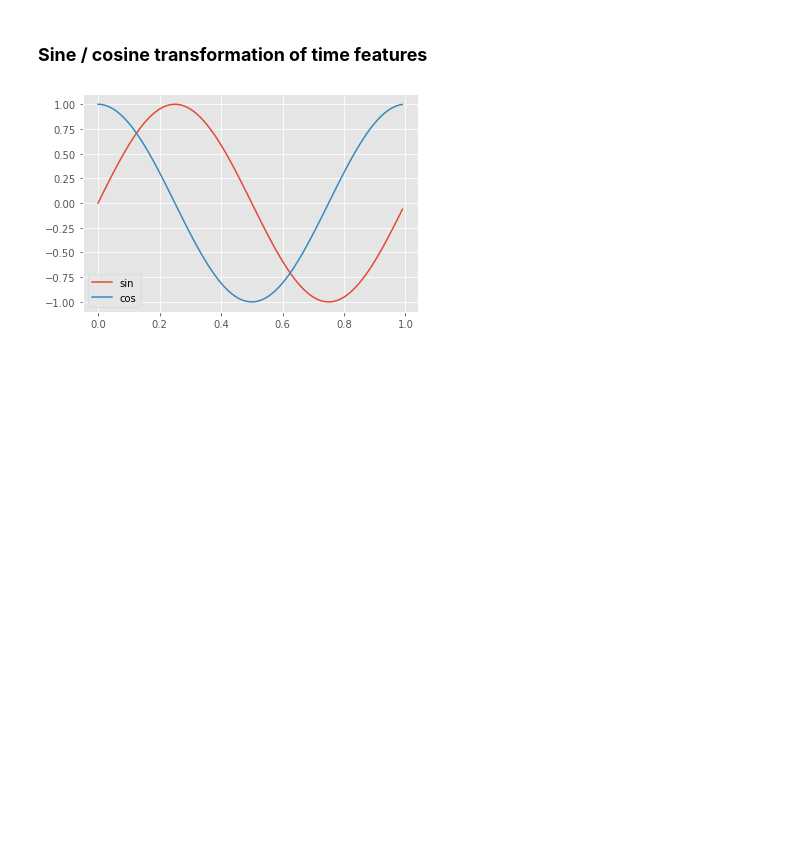
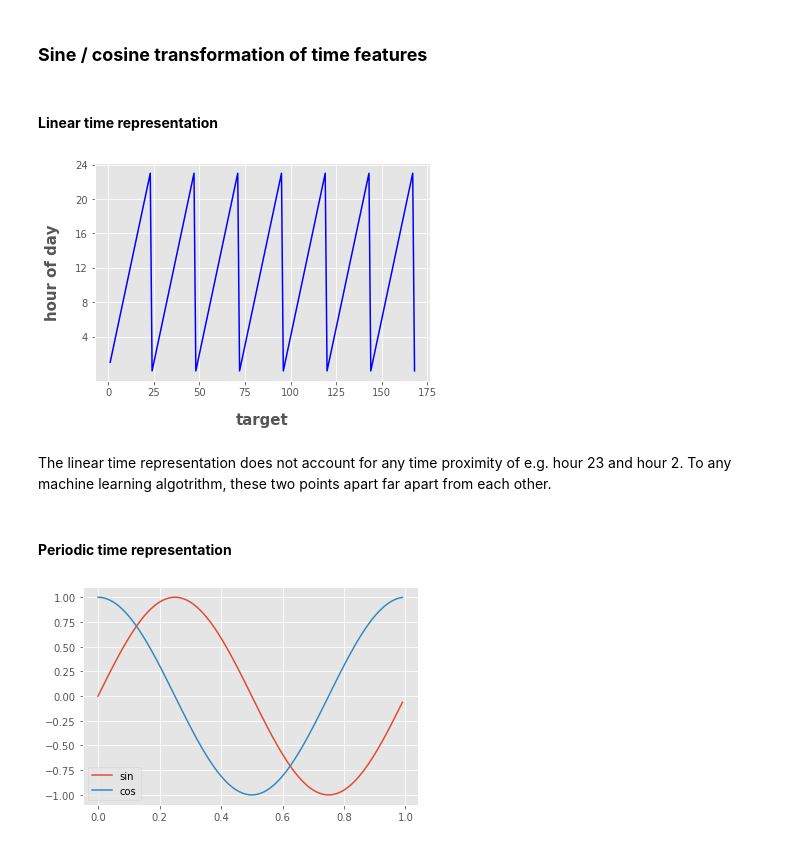
Before and after one commit to bkubsch/time_series, a Jupyter notebook: notebooks/lecture_3.ipynb, the cells around one changed output. Drawn from its saved outputs; the diff is of its cells as text; code cells hidden in the pictures; blank space fills up the shorter version.

```diff
--- a/notebooks/lecture_3.ipynb
+++ b/notebooks/lecture_3.ipynb
@@ -12,6 +13,27 @@ from pylab import rcParams
 
 import warnings
 warnings.simplefilter('ignore')
+# %% [markdown]
+#### __Linear time representation__
+# %%
+rcParams['figure.figsize'] = 6,4
+plt.style.use('ggplot')
+
+x = range(1, 169)
+y = pd.date_range(start=dt.datetime(2018,6,1,1,0,0), end=dt.datetime(2018,6,8,0,0,0), freq='H')
+
+fig = sns.lineplot(x=x, y=index.hour, color='blue')
+
+plt.xlabel('target', labelpad=15, fontsize=15, fontweight='bold')
+plt.ylabel('hour of day', labelpad=15, fontsize=15, fontweight='bold')
+
+plt.yticks(ticks=[4, 8, 12, 16, 20, 24]);
+# %% [output]
+[figure, added]
+# %% [markdown]
+The linear time representation does not account for any time proximity of e.g. hour 23 and hour 2. To any machine learning algotrithm, these two points apart far apart from each other.
+# %% [markdown]
+#### __Periodic time representation__
 # %%
 rcParams['figure.figsize'] = 6,4
 plt.style.use('ggplot')
```
Also changed, not shown: parts of 19 cells of this notebook, 9 other files.
